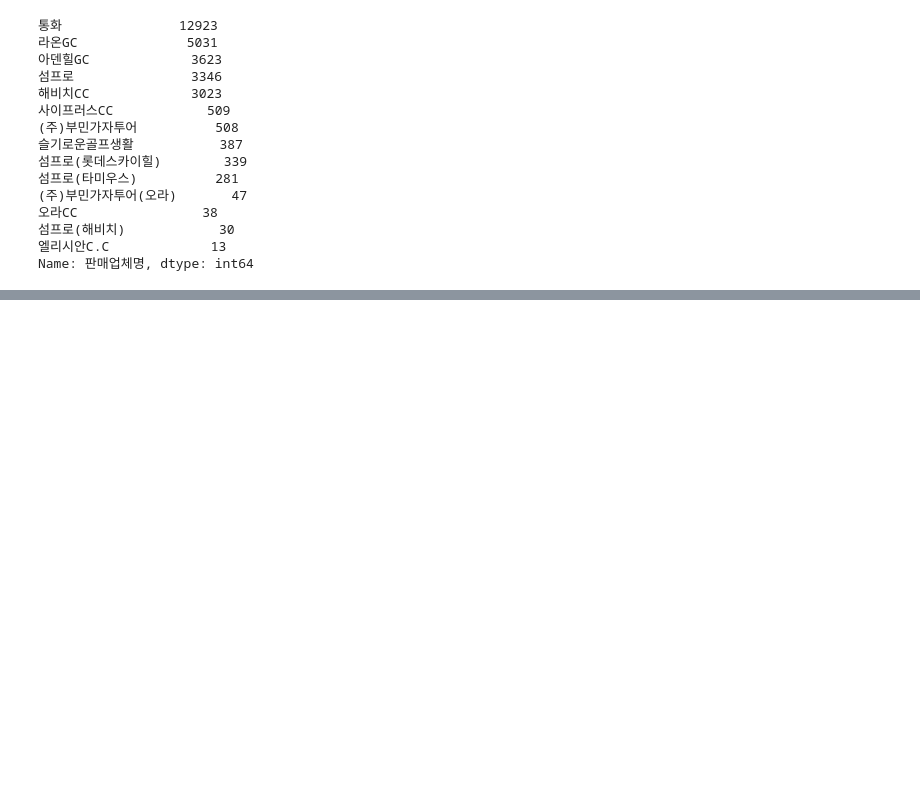
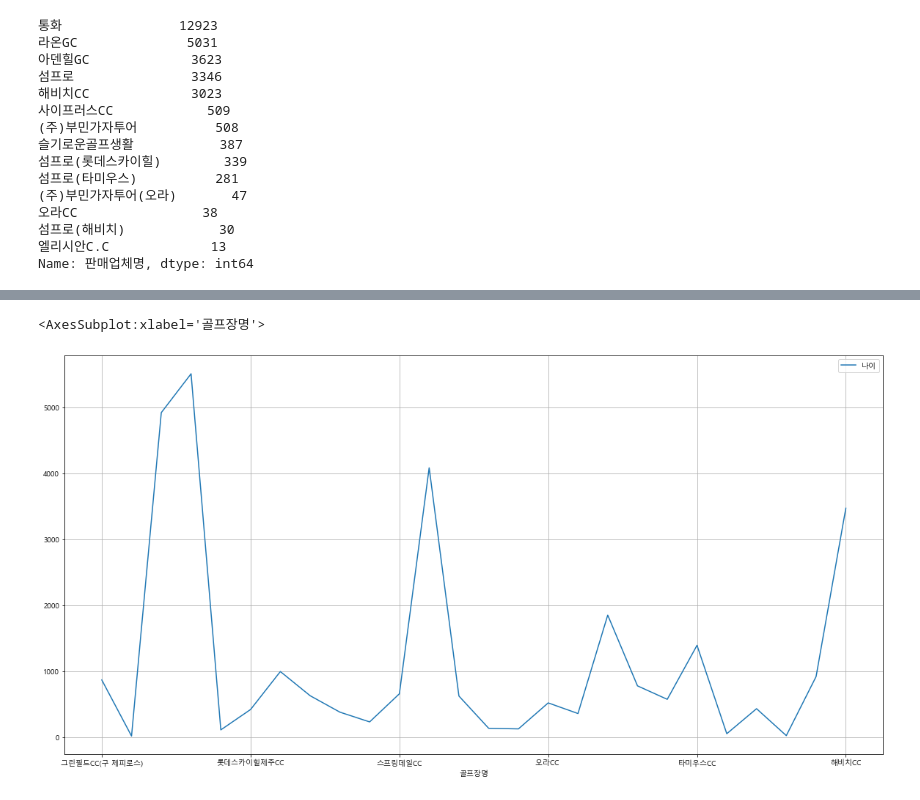
Before and after one commit to minwooking/Next_Ez_Training, a Jupyter notebook: golf2.ipynb, the cells around one changed output, grey strips where cells are left out. Cells and saved outputs as stored; diff of their text form; code cells hidden in the pictures; blank space fills up the shorter version.

```diff
--- a/golf2.ipynb
+++ b/golf2.ipynb
@@ -134,0 +234,5 @@ plt.grid()
+# %%
+pd.DataFrame(df.groupby(df['골프장명']).나이.count()).plot(figsize=(20,10), grid=True)
+# %% [output]
+<AxesSubplot:xlabel='골프장명'>
+[figure, added]
```
Also changed, not shown: parts of 24 cells of this notebook, 2 other files.
